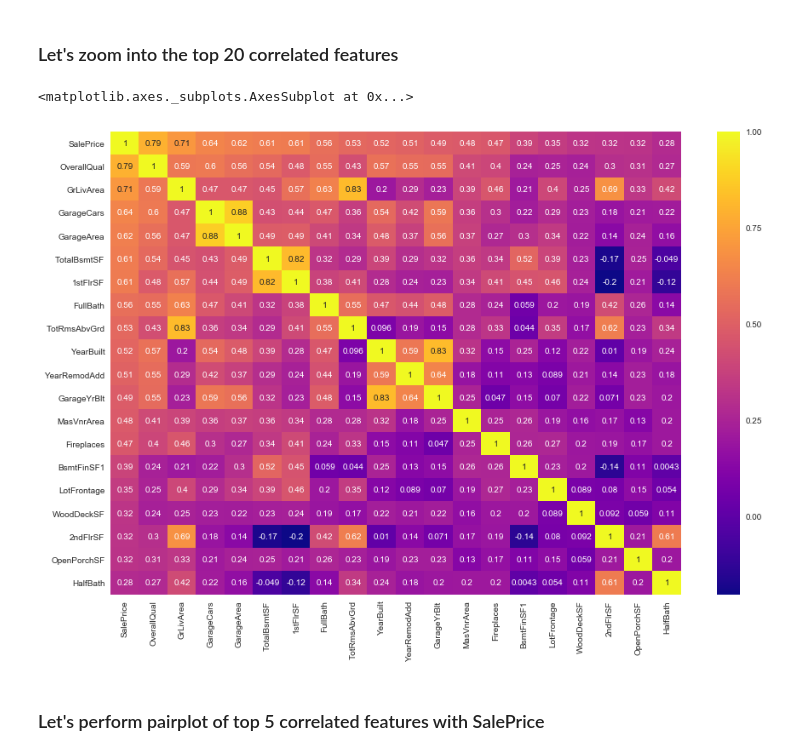
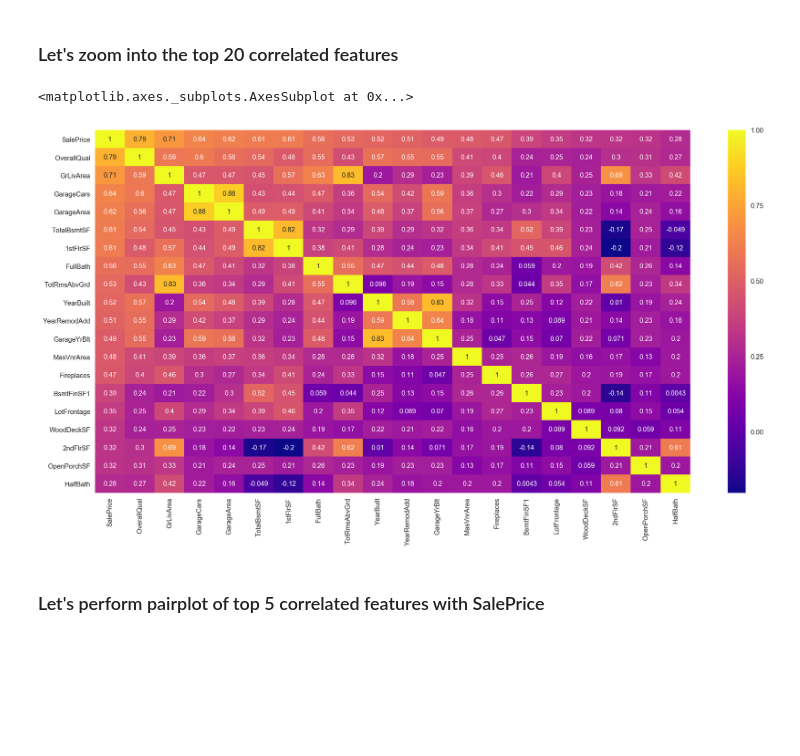
Before and after one commit to azouari/data-science, a Jupyter notebook: warmups/house-prices-advanced-regression-techniques/Housing Prices.ipynb, the cells around one changed output. Cells and saved outputs as stored; diff of their text form; code cells hidden in the pictures; blank space fills up the shorter version.

```diff
--- a/warmups/house-prices-advanced-regression-techniques/Housing Prices.ipynb
+++ b/warmups/house-prices-advanced-regression-techniques/Housing Prices.ipynb
@@ -77,12 +79,12 @@ sns.heatmap(train.corr(), cmap='coolwarm')
 # %% [markdown]
 ### Let's zoom into the top 20 correlated features
 # %%
-plt.figure(figsize=(15,10))
+plt.figure(figsize=(20,10))
 cols=train.corr().nlargest(20, 'SalePrice').index
 sns.heatmap(train[cols].corr(), annot=True,cmap='plasma')
 # %% [output]
 <matplotlib.axes._subplots.AxesSubplot at 0x...>
-[figure, old version]
+[figure, new version]
 # %% [markdown]
 ### Let's perform pairplot of top 5 correlated features with SalePrice
 # %%
```
Also changed, not shown: parts of 19 cells of this notebook, 1 other file.
